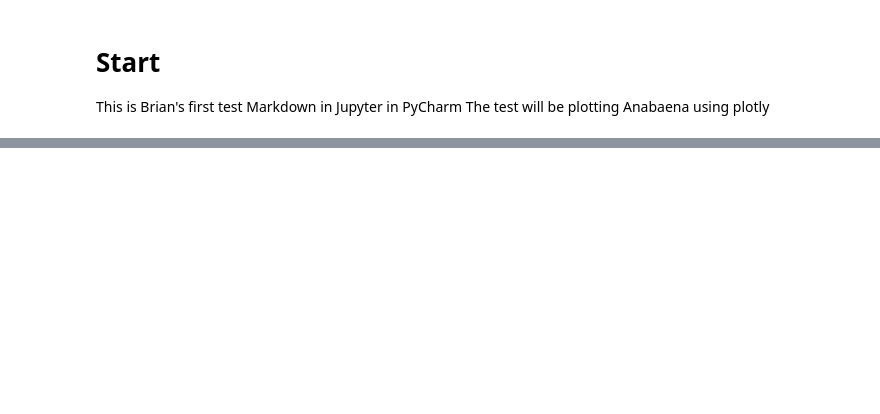
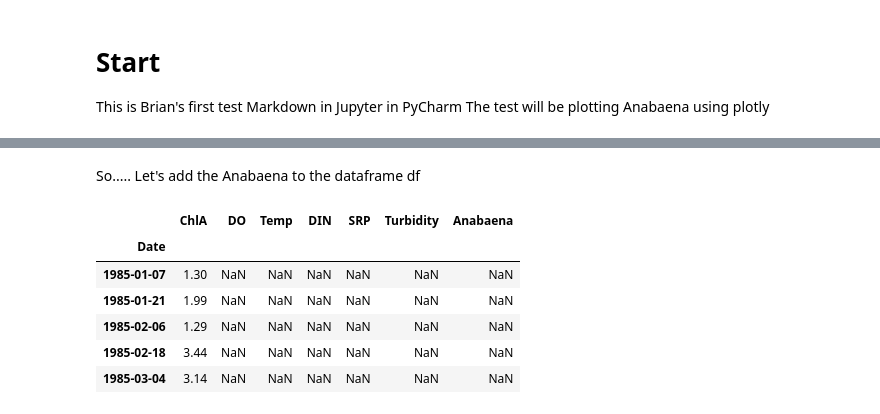
Before and after one commit to bjw649/P1901, a Jupyter notebook: Code/P1901plots.ipynb, the cells around one changed output, grey strips where cells are left out. Cells and saved outputs as stored; diff of their text form; code cells hidden in the pictures; blank space fills up the shorter version.

```diff
--- a/Code/P1901plots.ipynb
+++ b/Code/P1901plots.ipynb
@@ -32,4 +51,0 @@ Head looks OK so far...Let's drop some f the unnecessary columns
-# %%
-df.drop(columns=['UTSR6_TG_0.5_7.0','UTSR12_TG_0.5_8.5','UTSR2_TG_0.5_4.5','XYLR6_TG_2.0_7.0'],inplace=True)
-#df.drop(columns=["XYLR6_TG_2.0_7.0"],inplace=True)
-df.head()
@@ -65,0 +54,4 @@ test
+# %%
+tnp = "../Data/AlgaeR6.csv"  #ChlA, DO, Temp, DIN, SRP, Tbdty
+df1 = pd.read_csv(tnp)
+df1.head()
@@ -65,0 +65,3 @@ test
+# %%
+df1["Date"] = pd.to_datetime(df1["Date"], errors='coerce', dayfirst=True )
+df1.head()
@@ -65,0 +75,16 @@ test
+# %%
+df1 = df1.set_index('Date')
+# %% [markdown]
+So.....
+Let's add the Anabaena to the dataframe df
+# %%
+df['Anabaena'] = df1['Anabaena']
+df.head()
+# %% [output]
+|  | ChlA | DO | Temp | DIN | SRP | Turbidity | Anabaena |
+| Date |  |  |  |  |  |  |  |
+| 1985-01-07 | 1.30 | NaN | NaN | NaN | NaN | NaN | NaN |
+| 1985-01-21 | 1.99 | NaN | NaN | NaN | NaN | NaN | NaN |
+| 1985-02-06 | 1.29 | NaN | NaN | NaN | NaN | NaN | NaN |
+| 1985-02-18 | 3.44 | NaN | NaN | NaN | NaN | NaN | NaN |
+| 1985-03-04 | 3.14 | NaN | NaN | NaN | NaN | NaN | NaN |
```
Also changed, not shown: parts of 20 cells of this notebook, 1 other file.
